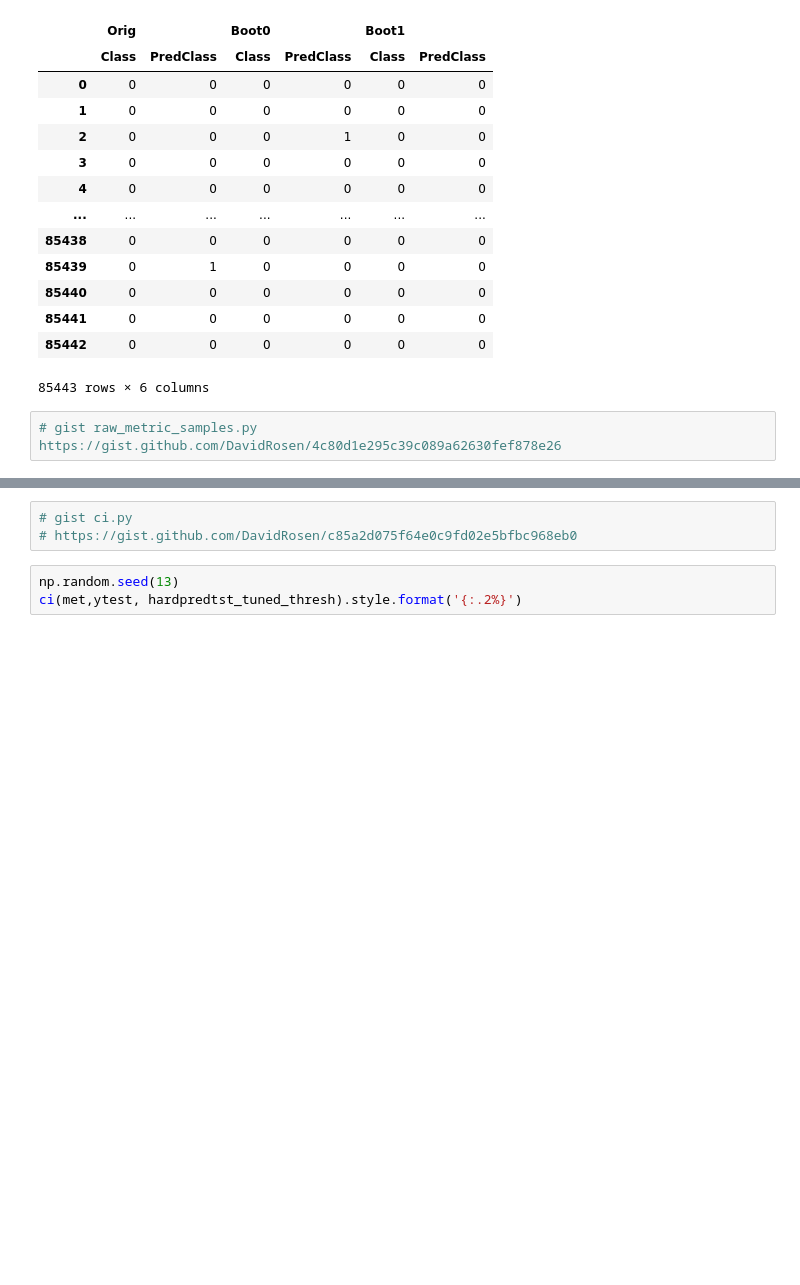
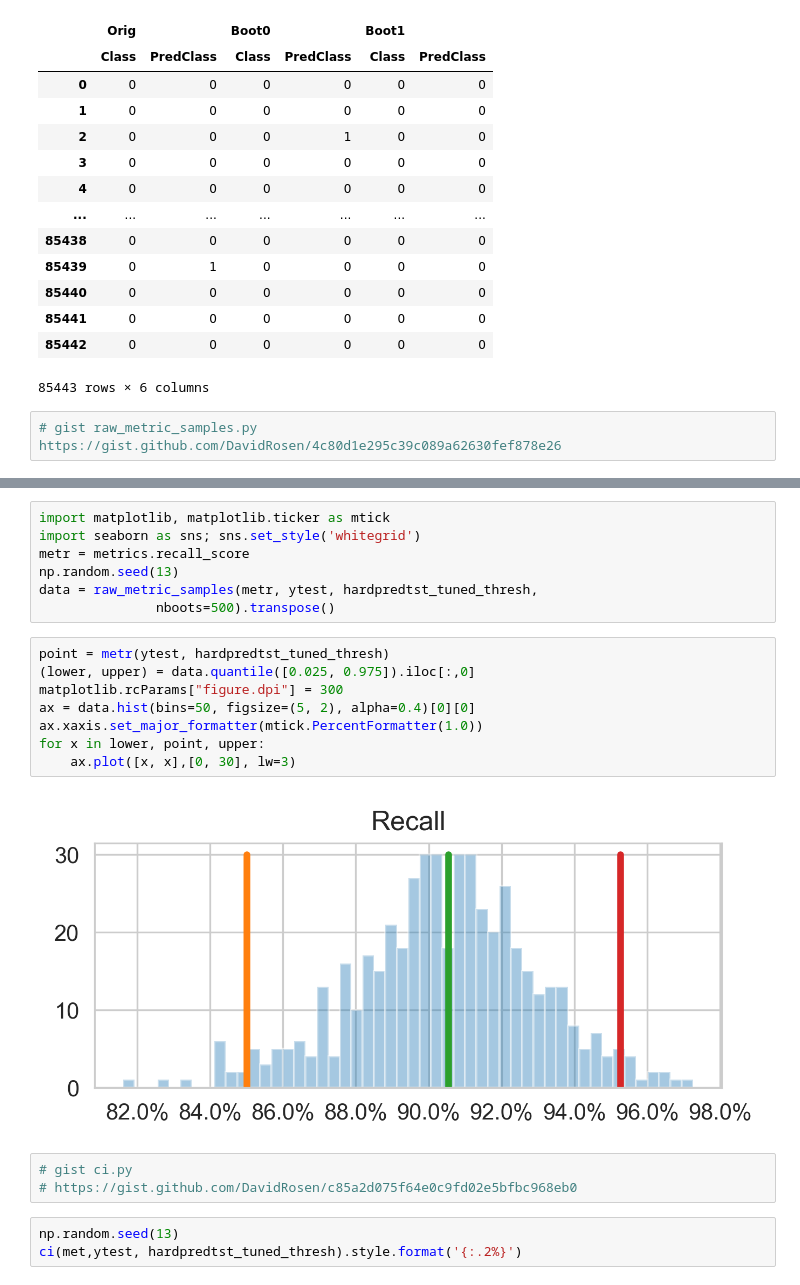
Before and after one commit to DavidRosen/confidence-intervals, a Jupyter notebook: credCardConfIntV1g_import.ipynb, the cells around one changed output, grey strips where cells are left out. Drawn from its saved outputs; the diff is of its cells as text; blank space fills up the shorter version.

```diff
--- a/credCardConfIntV1g_import.ipynb
+++ b/credCardConfIntV1g_import.ipynb
@@ -167,6 +167,23 @@ raw_metric_samples(met, ytest, hardpredtst_tuned_thresh,
 | Recall | 93.46% | 89.81% | 96.62% | 89.38% | 89.57% | 89.68% | 82.82% | 89.74% | 88.07% | 85.71% |
 | Specificity (Recall of -ve) | 94.29% | 94.14% | 94.29% | 94.35% | 94.27% | 94.09% | 94.28% | 94.21% | 94.14% | 94.22% |
 | Balanced Accuracy | 93.88% | 91.98% | 95.45% | 91.86% | 91.92% | 91.88% | 88.55% | 91.98% | 91.11% | 89.97% |
+# %%
+import matplotlib, matplotlib.ticker as mtick
+import seaborn as sns; sns.set_style('whitegrid')
+metr = metrics.recall_score
+np.random.seed(13)
+data = raw_metric_samples(metr, ytest, hardpredtst_tuned_thresh,
+               nboots=500).transpose()
+# %%
+point = metr(ytest, hardpredtst_tuned_thresh)
+(lower, upper) = data.quantile([0.025, 0.975]).iloc[:,0]
+matplotlib.rcParams["figure.dpi"] = 300
+ax = data.hist(bins=50, figsize=(5, 2), alpha=0.4)[0][0]
+ax.xaxis.set_major_formatter(mtick.PercentFormatter(1.0))
+for x in lower, point, upper:
+    ax.plot([x, x],[0, 30], lw=3)
+# %% [output]
+[figure, added]
 # %%
 # gist ci.py
 # https://gist.github.com/DavidRosen/c85a2d075f64e0c9fd02e5bfbc968eb0
```
Also changed, not shown: parts of 1 cell of this notebook, 2 other files.
